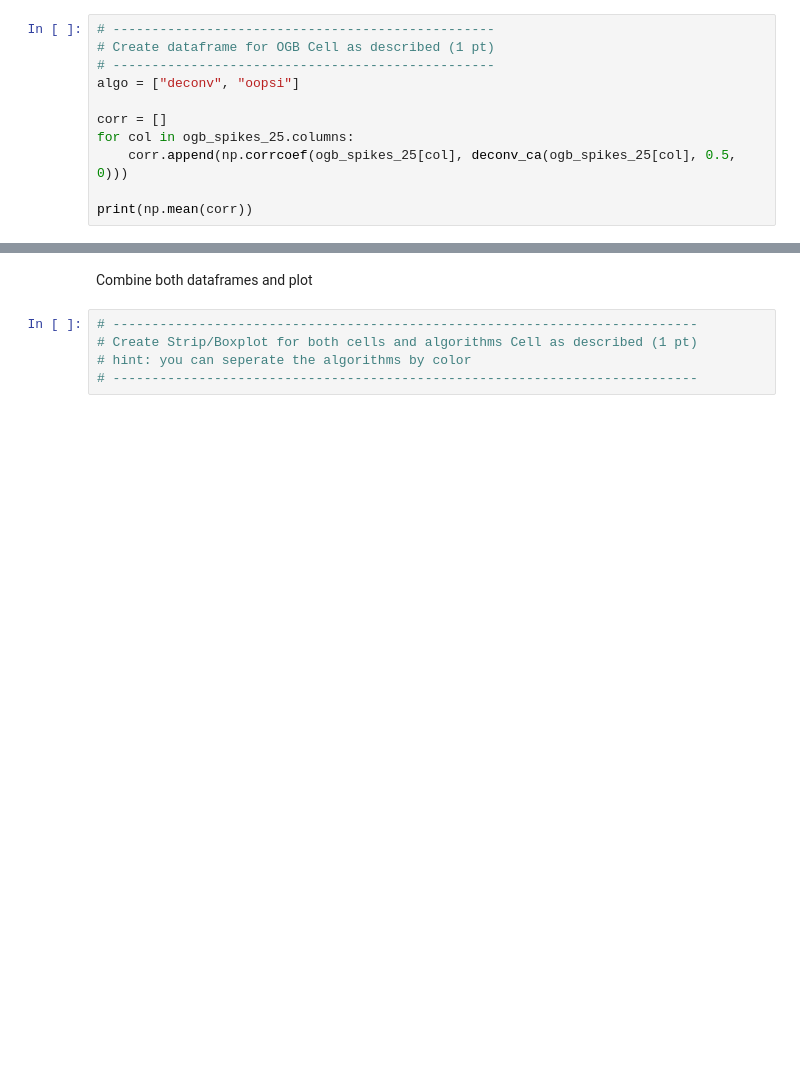
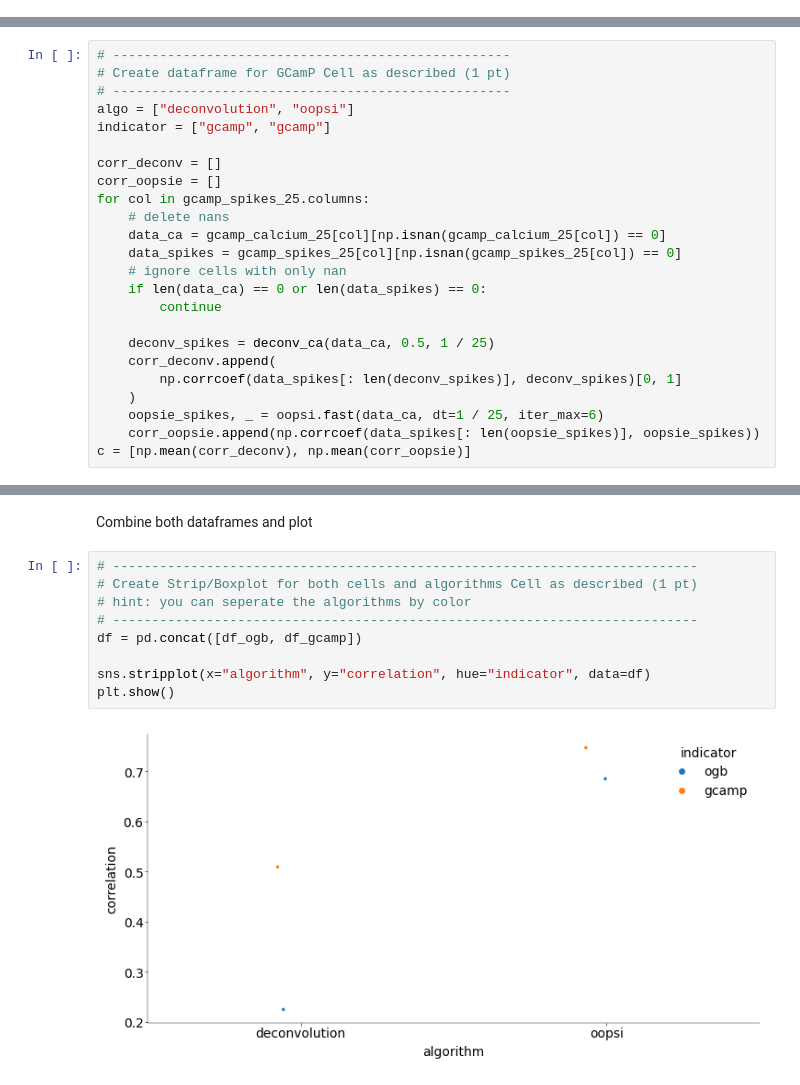
Before and after one commit to GustavKS/Neural-Data, a Jupyter notebook: CodingLab3_JW.ipynb, the cells around one changed output, grey strips where cells are left out. Cells and saved outputs as stored; diff of their text form; blank space fills up the shorter version.

```diff
--- a/CodingLab3_JW.ipynb
+++ b/CodingLab3_JW.ipynb
@@ -318,14 +318,3 @@ and enter each cell. Plot the results using `stripplot` and/or `boxplot` in the
 *Grading: 3 pts*
 # %% [markdown]
 Evaluate on OGB data
-# %%
-# -------------------------------------------------
-# Create dataframe for OGB Cell as described (1 pt)
-# -------------------------------------------------
-algo = ["deconv", "oopsi"]
-
-corr = []
-for col in ogb_spikes_25.columns:
-    corr.append(np.corrcoef(ogb_spikes_25[col], deconv_ca(ogb_spikes_25[col], 0.5, 0)))
-
-print(np.mean(corr))
@@ -347,3 +356,27 @@ Evaluate on GCamp data
+# %%
+# ---------------------------------------------------
+# Create dataframe for GCamP Cell as described (1 pt)
+# ---------------------------------------------------
+algo = ["deconvolution", "oopsi"]
+indicator = ["gcamp", "gcamp"]
+
+corr_deconv = []
+corr_oopsie = []
+for col in gcamp_spikes_25.columns:
+    # delete nans
+    data_ca = gcamp_calcium_25[col][np.isnan(gcamp_calcium_25[col]) == 0]
+    data_spikes = gcamp_spikes_25[col][np.isnan(gcamp_spikes_25[col]) == 0]
+    # ignore cells with only nan
+    if len(data_ca) == 0 or len(data_spikes) == 0:
+        continue
+
+    deconv_spikes = deconv_ca(data_ca, 0.5, 1 / 25)
+    corr_deconv.append(
+        np.corrcoef(data_spikes[: len(deconv_spikes)], deconv_spikes)[0, 1]
+    )
+    oopsie_spikes, _ = oopsi.fast(data_ca, dt=1 / 25, iter_max=6)
+    corr_oopsie.append(np.corrcoef(data_spikes[: len(oopsie_spikes)], oopsie_spikes))
+c = [np.mean(corr_deconv), np.mean(corr_oopsie)]
 # %% [markdown]
 Create GCamp dataframe
 # %%
@@ -354,5 +391,11 @@ Combine both dataframes and plot
 # %%
 # ---------------------------------------------------------------------------
 # Create Strip/Boxplot for both cells and algorithms Cell as described (1 pt)
 # hint: you can seperate the algorithms by color
 # ---------------------------------------------------------------------------
+df = pd.concat([df_ogb, df_gcamp])
+
+sns.stripplot(x="algorithm", y="correlation", hue="indicator", data=df)
+plt.show()
+# %% [output]
+[figure, added]
```
Also changed, not shown: parts of 10 cells of this notebook.
